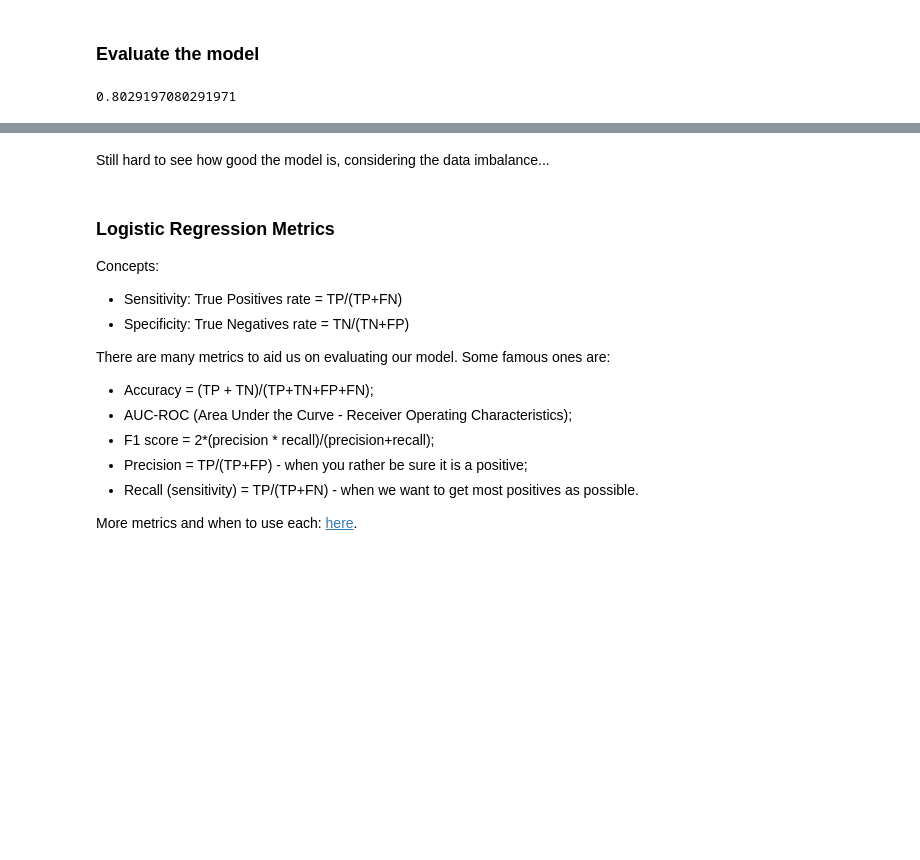
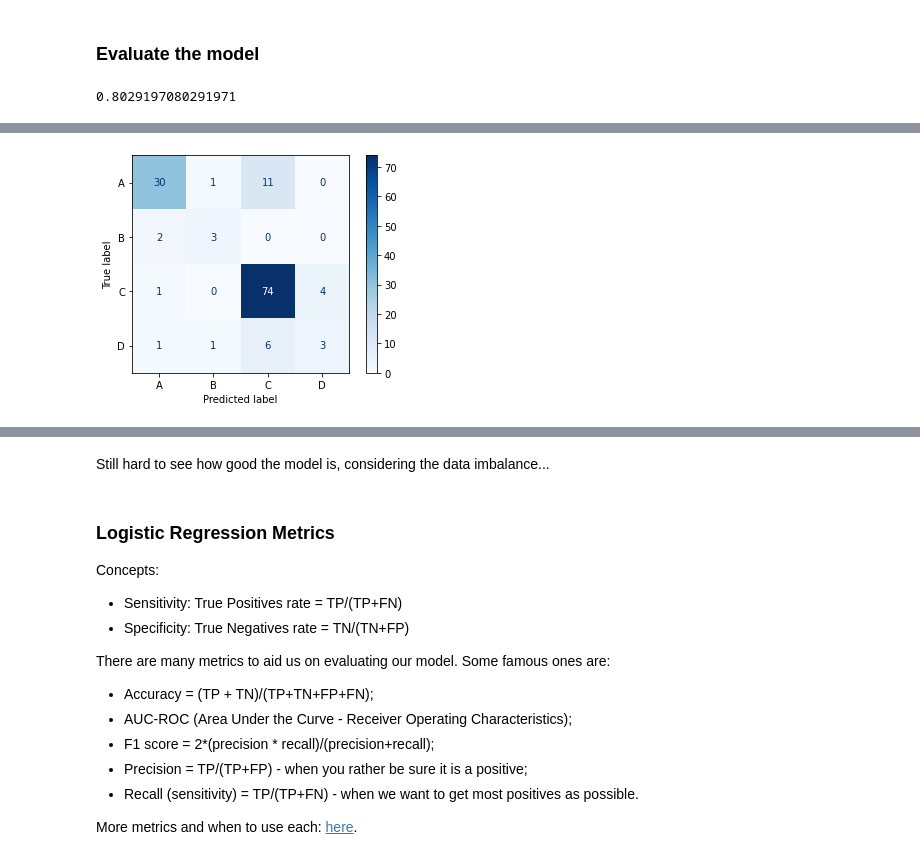
Before and after one commit to Ironhack-Data-0621-Remote/Classroom-Materials, a Jupyter notebook: Unit_3/3.09_class_imbalance_and_metrics.ipynb, the cells around one changed output, grey strips where cells are left out. Saved outputs shown, nothing was run; the diff lists cells and outputs as text; code cells hidden in the pictures; blank space fills up the shorter version.

```diff
--- a/Unit_3/3.09_class_imbalance_and_metrics.ipynb
+++ b/Unit_3/3.09_class_imbalance_and_metrics.ipynb
@@ -413,0 +487,7 @@ classification.score(X_test, y_test)
+# %%
+from sklearn.metrics import plot_confusion_matrix
+
+plot_confusion_matrix(classification, X_test, y_test, cmap='Blues')
+plt.show()
+# %% [output]
+[figure, added]
```
Also changed, not shown: parts of 29 cells of this notebook.
